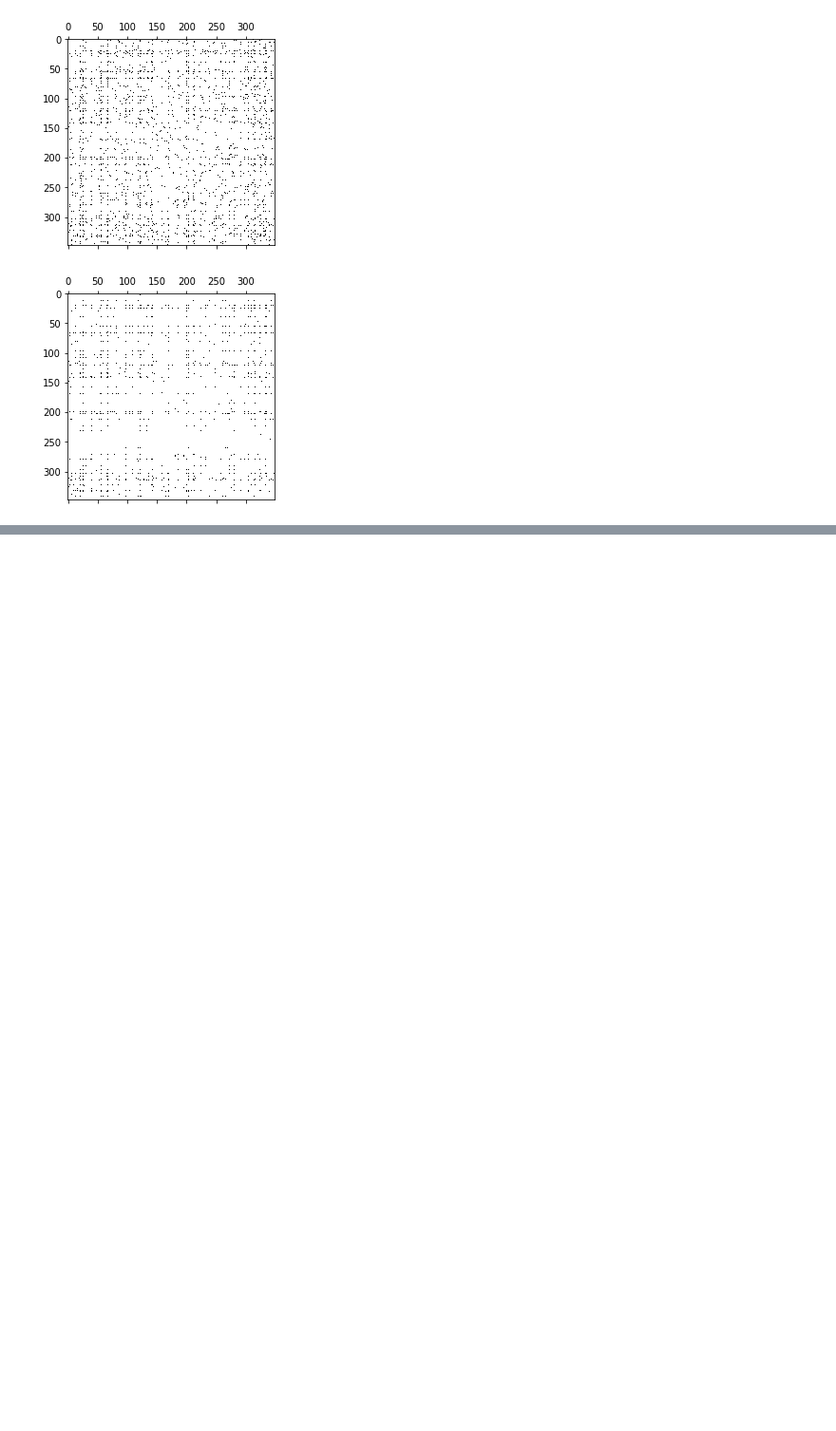
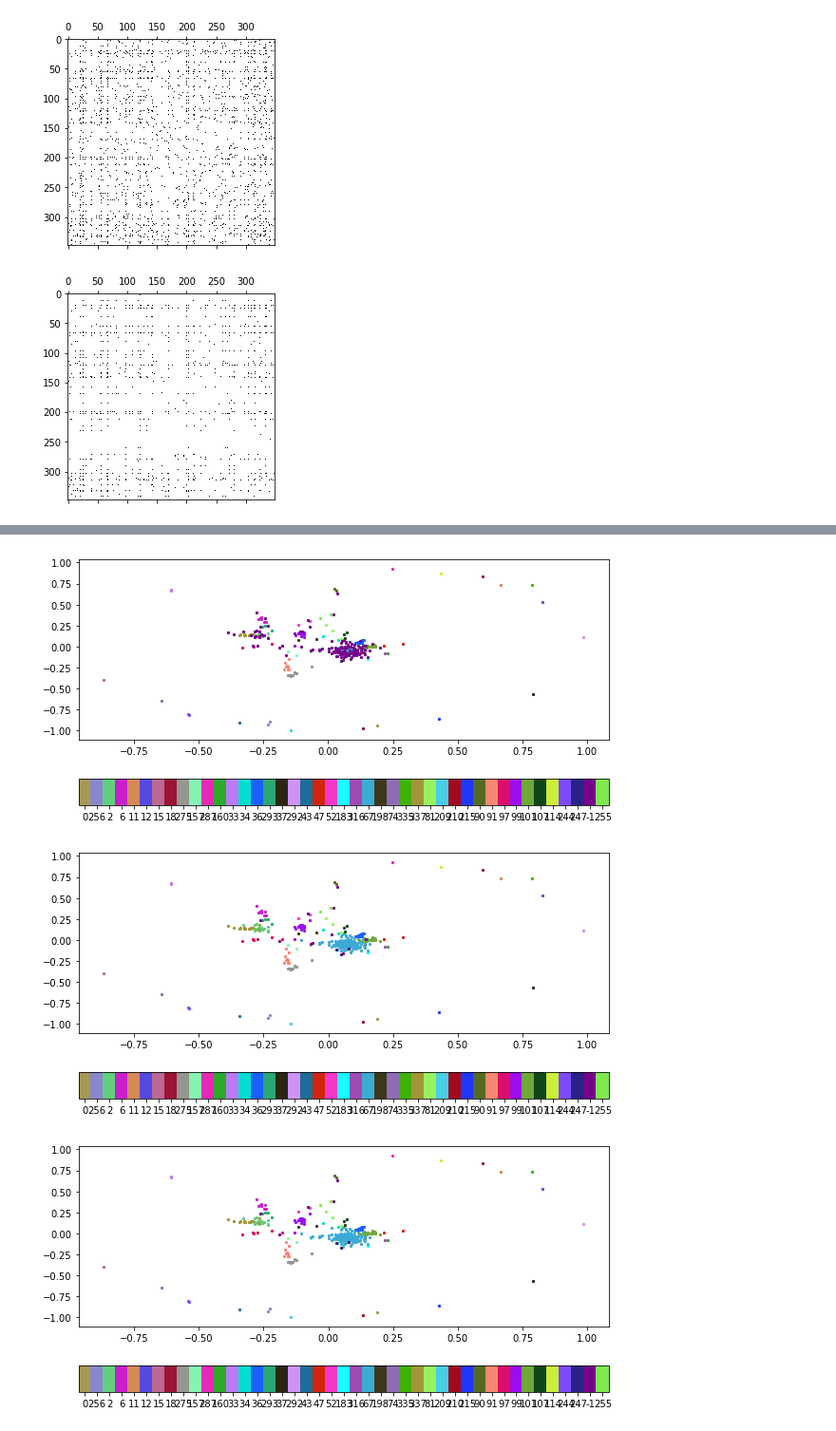
Before and after one commit to barbafrank/LCP_projects_Y2, a Jupyter notebook: Clustering.ipynb, the cells around one changed output, grey strips where cells are left out. Shown at 95% size. Cells and saved outputs as stored; diff of their text form; code cells hidden in the pictures; blank space fills up the shorter version.

Commit message:
added colorbar to nw plots

```diff
--- a/Clustering.ipynb
+++ b/Clustering.ipynb
@@ -172,0 +169,8 @@ print(np.sort(np.sum(A_mat, 1)))
+# %%
+print(cluster(L, np.array(
+     [67, 275, 101, 2, 337, 18, 91, 15, 12, 11, 33, 6, 97, 99, 90, 81, 52, 43, 37, 36, 74, 34, 47, 256, 255, 247, 244, 335, 316, 293, 292, 287, 215, 210, 157, 209, 114, 107, 160, 198, 183, 0]
+     ), 5, A_mat, plot_steps=True))
+# %% [output]
+[figure, added]
+[figure, added]
+[figure, added]
```
Also changed, not shown: parts of 6 cells of this notebook, 2 other files.
